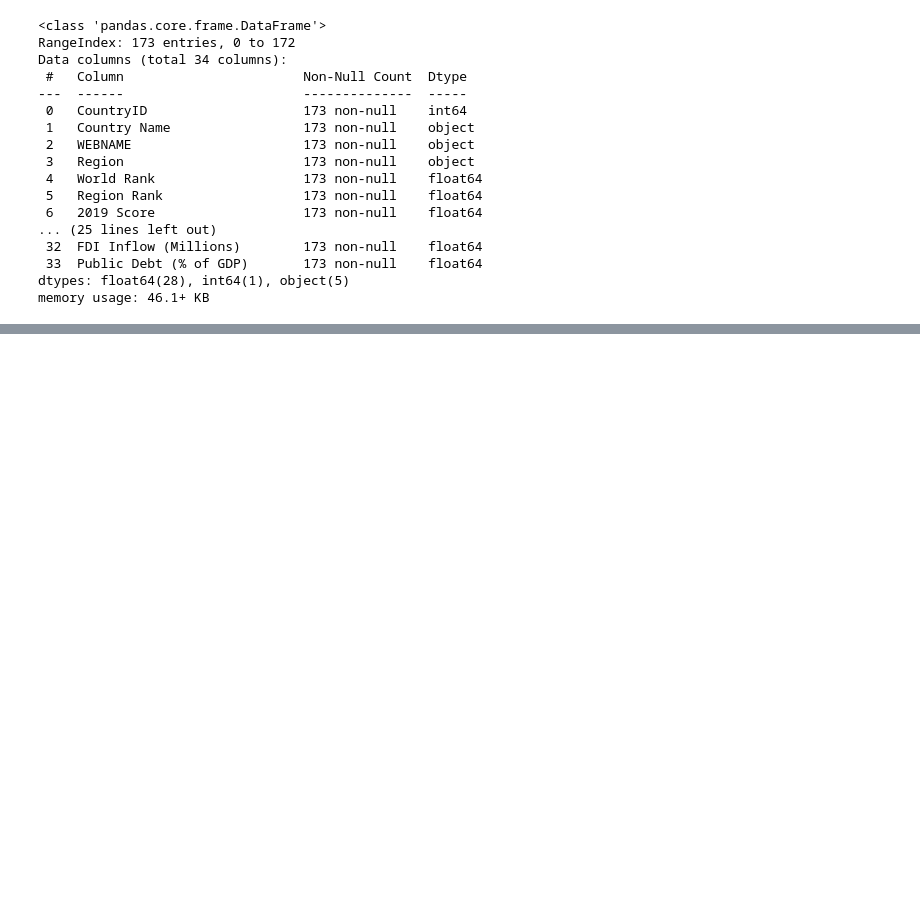
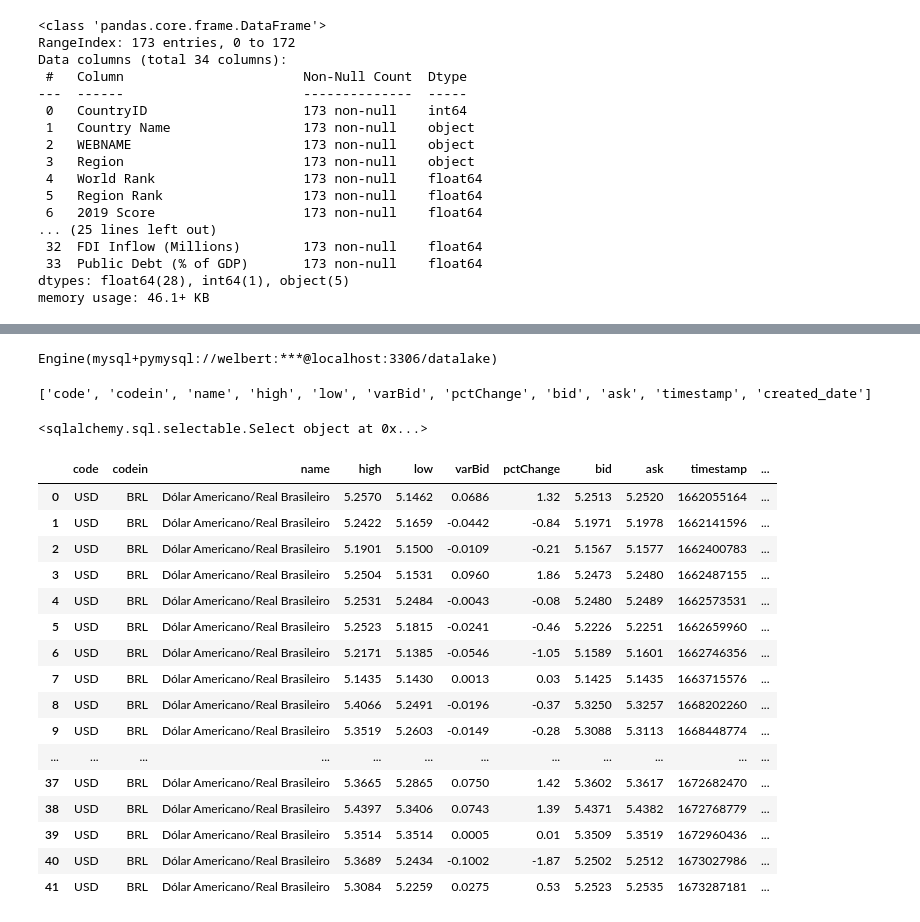
Before and after one commit to WelbertCarvalho/proj_oo_etl, a Jupyter notebook: using_methods.ipynb, the cells around one changed output, grey strips where cells are left out. Saved outputs shown, nothing was run; the diff lists cells and outputs as text; code cells hidden in the pictures; blank space fills up the shorter version.

```diff
--- a/using_methods.ipynb
+++ b/using_methods.ipynb
@@ -257,0 +280,49 @@ memory usage: 46.1+ KB
+# %%
+datalake = instance_con.sqlalchemy_conn(
+    database_name = "datalake",
+    type_connection = "mysql+pymysql"
+)
+
+
+dw = instance_con.sqlalchemy_conn(
+    database_name = "data_warehouse",
+    type_connection = "mysql+pymysql"
+)
+# %%
+datalake
+# %% [output]
+Engine(mysql+pymysql://welbert:***@localhost:3306/datalake)
+# %%
+metadata = db.MetaData()
+cotacao_moedas = db.Table('cotacao_moedas', metadata, autoload = True, autoload_with = datalake)
+print(cotacao_moedas.columns.keys())
+# %% [output]
+['code', 'codein', 'name', 'high', 'low', 'varBid', 'pctChange', 'bid', 'ask', 'timestamp', 'created_date']
+# %%
+query = db.select([cotacao_moedas])
+query
+# %% [output]
+<sqlalchemy.sql.selectable.Select object at 0x...>
+# %%
+result = datalake.execute(query)
+result = result.fetchall()
+result = pd.DataFrame(result)
+result
+# %% [output]
+|  | code | codein | name | high | low | varBid | pctChange | bid | ask | timestamp | ... |
+| 0 | USD | BRL | Dólar Americano/Real Brasileiro | 5.2570 | 5.1462 | 0.0686 | 1.32 | 5.2513 | 5.2520 | 1662055164 | ... |
+| 1 | USD | BRL | Dólar Americano/Real Brasileiro | 5.2422 | 5.1659 | -0.0442 | -0.84 | 5.1971 | 5.1978 | 1662141596 | ... |
+| 2 | USD | BRL | Dólar Americano/Real Brasileiro | 5.1901 | 5.1500 | -0.0109 | -0.21 | 5.1567 | 5.1577 | 1662400783 | ... |
+| 3 | USD | BRL | Dólar Americano/Real Brasileiro | 5.2504 | 5.1531 | 0.0960 | 1.86 | 5.2473 | 5.2480 | 1662487155 | ... |
+| 4 | USD | BRL | Dólar Americano/Real Brasileiro | 5.2531 | 5.2484 | -0.0043 | -0.08 | 5.2480 | 5.2489 | 1662573531 | ... |
+| 5 | USD | BRL | Dólar Americano/Real Brasileiro | 5.2523 | 5.1815 | -0.0241 | -0.46 | 5.2226 | 5.2251 | 1662659960 | ... |
+| 6 | USD | BRL | Dólar Americano/Real Brasileiro | 5.2171 | 5.1385 | -0.0546 | -1.05 | 5.1589 | 5.1601 | 1662746356 | ... |
+| 7 | USD | BRL | Dólar Americano/Real Brasileiro | 5.1435 | 5.1430 | 0.0013 | 0.03 | 5.1425 | 5.1435 | 1663715576 | ... |
+| 8 | USD | BRL | Dólar Americano/Real Brasileiro | 5.4066 | 5.2491 | -0.0196 | -0.37 | 5.3250 | 5.3257 | 1668202260 | ... |
+| 9 | USD | BRL | Dólar Americano/Real Brasileiro | 5.3519 | 5.2603 | -0.0149 | -0.28 | 5.3088 | 5.3113 | 1668448774 | ... |
+| ... | ... | ... | ... | ... | ... | ... | ... | ... | ... | ... | ... |
+| 37 | USD | BRL | Dólar Americano/Real Brasileiro | 5.3665 | 5.2865 | 0.0750 | 1.42 | 5.3602 | 5.3617 | 1672682470 | ... |
+| 38 | USD | BRL | Dólar Americano/Real Brasileiro | 5.4397 | 5.3406 | 0.0743 | 1.39 | 5.4371 | 5.4382 | 1672768779 | ... |
+| 39 | USD | BRL | Dólar Americano/Real Brasileiro | 5.3514 | 5.3514 | 0.0005 | 0.01 | 5.3509 | 5.3519 | 1672960436 | ... |
+| 40 | USD | BRL | Dólar Americano/Real Brasileiro | 5.3689 | 5.2434 | -0.1002 | -1.87 | 5.2502 | 5.2512 | 1673027986 | ... |
+| 41 | USD | BRL | Dólar Americano/Real Brasileiro | 5.3084 | 5.2259 | 0.0275 | 0.53 | 5.2523 | 5.2535 | 1673287181 | ... |
```
Also changed, not shown: parts of 3 cells of this notebook, 3 other files.
